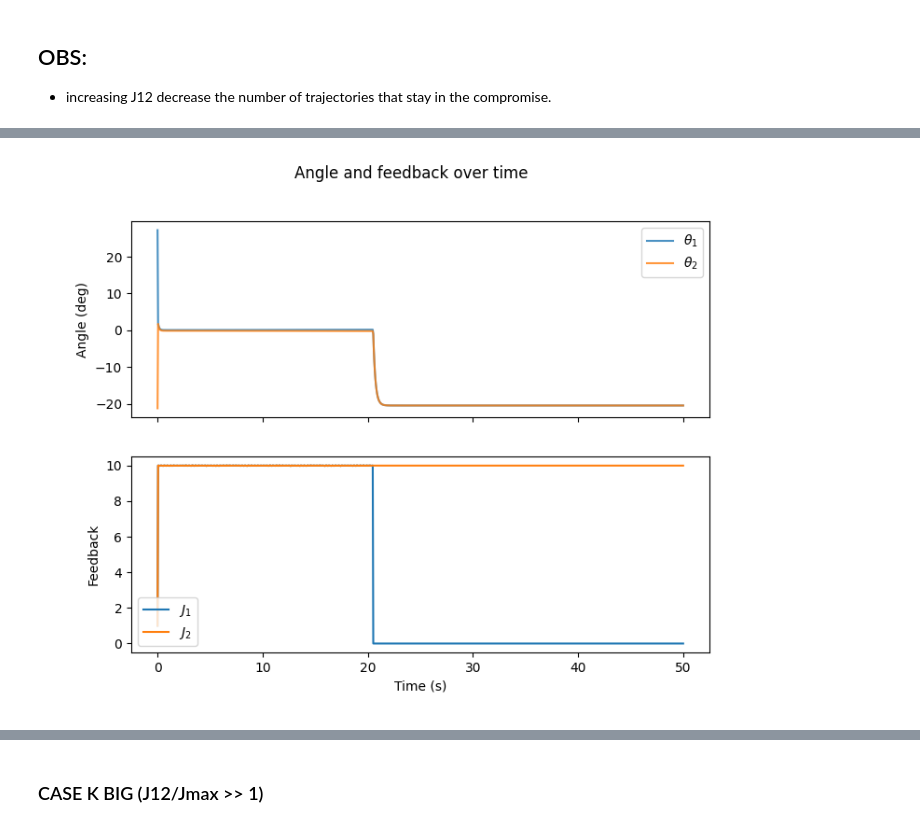
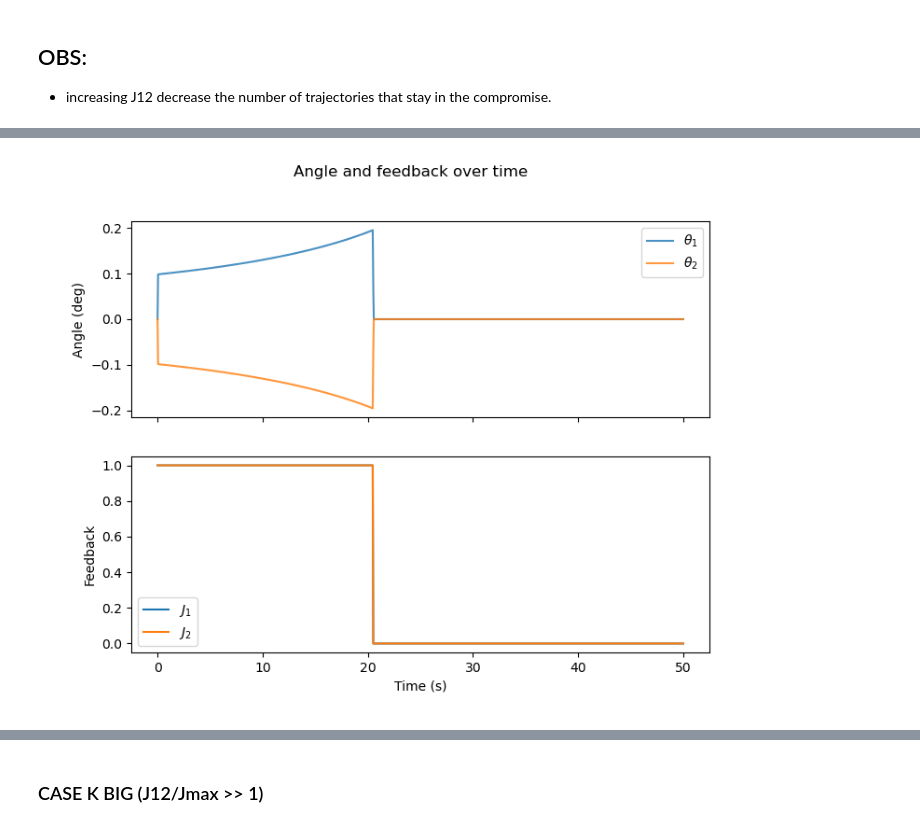
Before and after one commit to eleonoragatti44/Master-Thesis-Gatti, a Jupyter notebook: ode_models/bifurcation_traj/bifurcation_traj.ipynb, the cells around one changed output, grey strips where cells are left out. Saved outputs shown, nothing was run; the diff lists cells and outputs as text; code cells hidden in the pictures.

```diff
--- a/ode_models/bifurcation_traj/bifurcation_traj.ipynb
+++ b/ode_models/bifurcation_traj/bifurcation_traj.ipynb
@@ -125,21 +109,19 @@ plt.show()
 # %%
 theta0 = np.radians(20)
-Jmax = 10
-J12 = 500
+Jmax = 1
+J12 = 50
 
 res_J_ksmall = []
 
 #parameters (alpha, beta, J, Jmax, theta0, xt, yt)
-params_J_ksmall = [10000, 10000, J12, Jmax, theta0, 80*np.cos(np.radians(10)), 80*np.sin(np.radians(10))]
+params_J_ksmall = [1000, 1000, J12, Jmax, theta0, 80*np.cos(np.radians(10)), 80*np.sin(np.radians(10))]
 
 #time points
 t = np.linspace(0, 50, 1000)
 
-for _ in range(10):
-    x0 = [0, 0, np.random.uniform(0, np.pi/6), np.random.uniform(-np.pi/6, 0), 1, 1]
-    res_J_ksmall.append(integrate.solve_ivp(lambda t, x: f_XY(x, t, params_J_ksmall), [t[0], t[-1]], x0, t_eval=t))
-
-# # Save the results to a pickle file
-# with open('ksmall.pkl', 'wb') as f:
-#     pickle.dump((params_J_ksmall, res_J_ksmall), f)
+x0 = [0, 0, 0, 0, 1, 1]
+res_J_ksmall.append(integrate.solve_ivp(lambda t, x: f_XY(x, t, params_J_ksmall), [t[0], t[-1]], x0, t_eval=t))
+# for _ in range(15):
+#     x0 = [0, 0, np.random.uniform(0, np.pi/6), np.random.uniform(-np.pi/6, 0), 1, 1]
+#     res_J_ksmall.append(integrate.solve_ivp(lambda t, x: f_XY(x, t, params_J_ksmall), [t[0], t[-1]], x0, t_eval=t))
 # %%
@@ -163,4 +142,4 @@ plt.show()
 # %%
-plot_thetasJs(res_J_ksmall[3])
+plot_thetasJs(res_J_ksmall[0])
 # %% [output]
-[figure, old version]
+[figure, new version]
```
Also changed, not shown: parts of 14 cells of this notebook, 8 other files.
